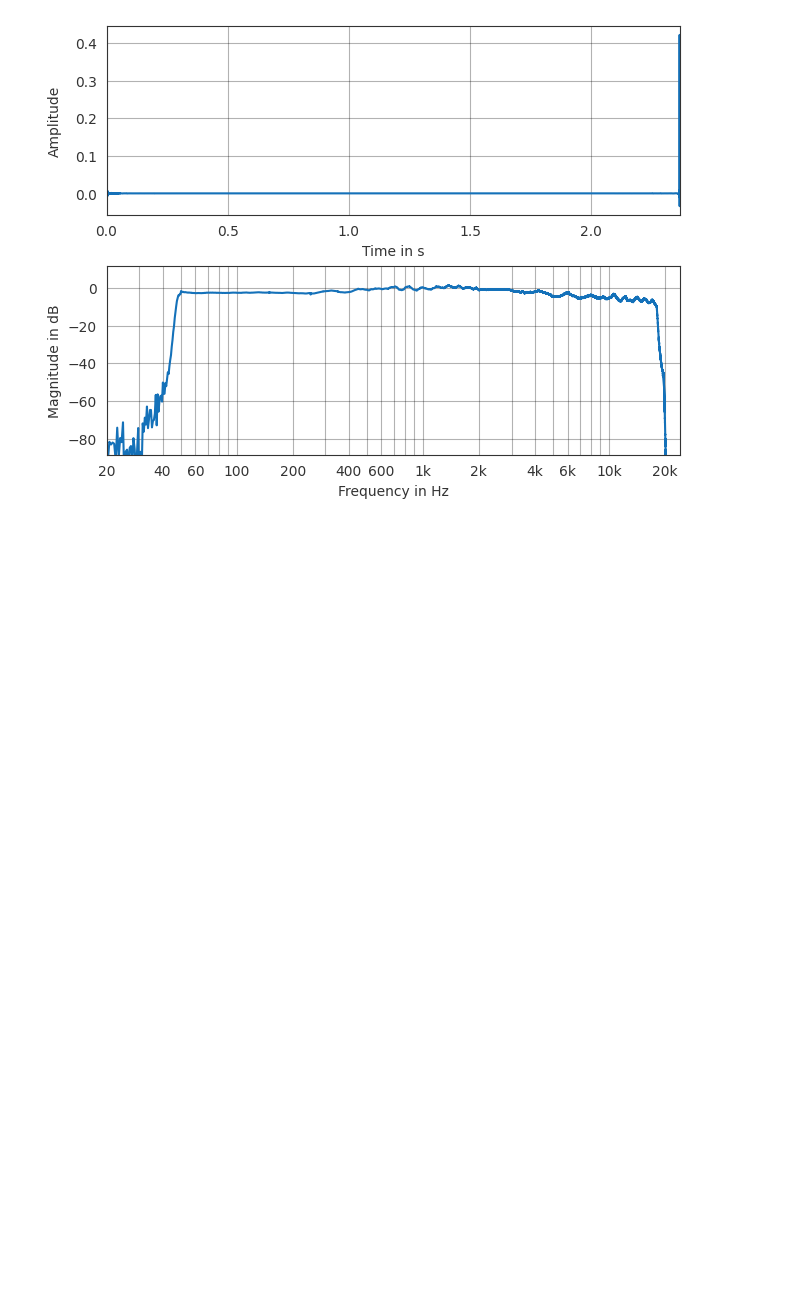
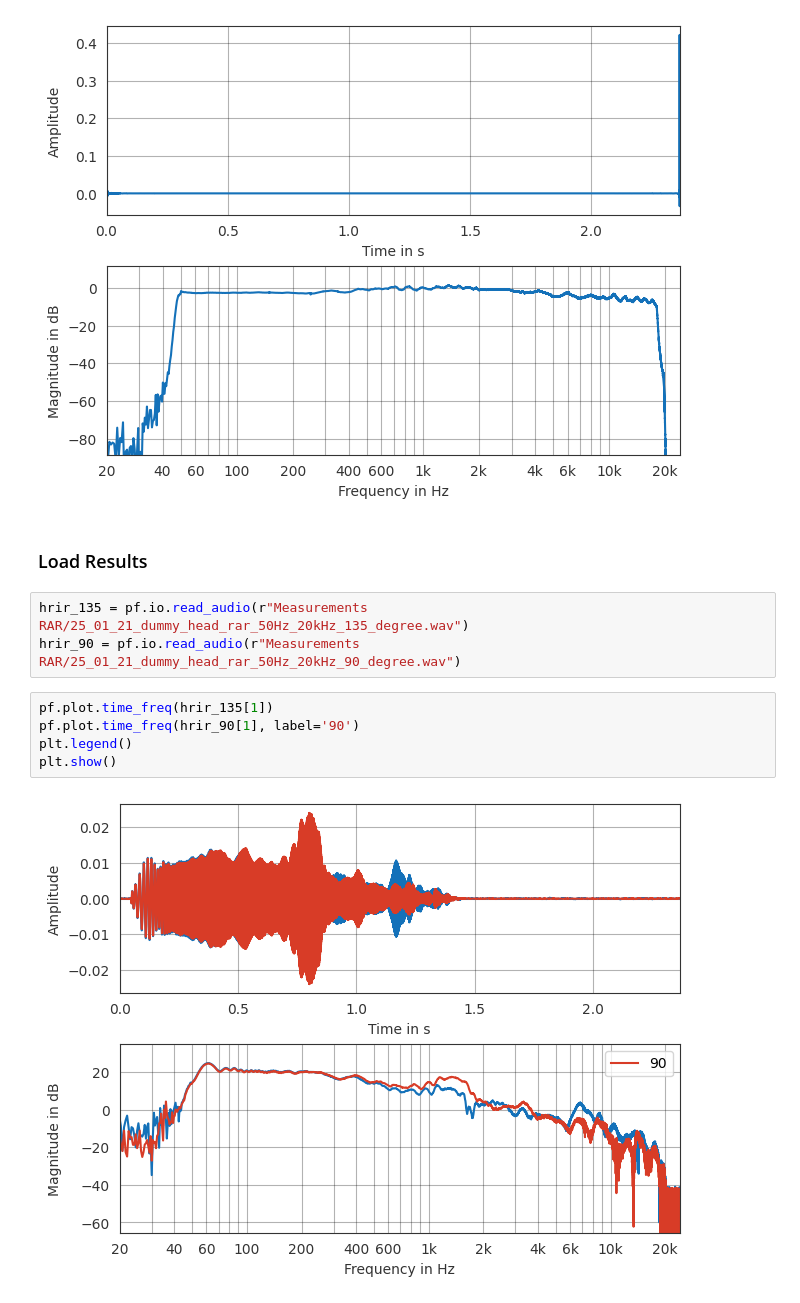
Before and after one commit to Microphone-Array-Project/ema2ambisonics, a Jupyter notebook: Measurement.ipynb, the cells around one changed output. Drawn from its saved outputs; the diff is of its cells as text; blank space fills up the shorter version.

Commit message:
Day 2 Measurement

```diff
--- a/Measurement.ipynb
+++ b/Measurement.ipynb
@@ -147,3 +173,15 @@ pf.plot.time_freq(IR)
 plt.show()
 # %% [output]
 [figure]
+# %% [markdown]
+### Load Results
+# %%
+hrir_135 = pf.io.read_audio(r"Measurements RAR/25_01_21_dummy_head_rar_50Hz_20kHz_135_degree.wav")
+hrir_90 = pf.io.read_audio(r"Measurements RAR/25_01_21_dummy_head_rar_50Hz_20kHz_90_degree.wav")
+# %%
+pf.plot.time_freq(hrir_135[1])
+pf.plot.time_freq(hrir_90[1], label='90')
+plt.legend()
+plt.show()
+# %% [output]
+[figure, added]
```
Also changed, not shown: parts of 12 cells of this notebook, 12 other files.
